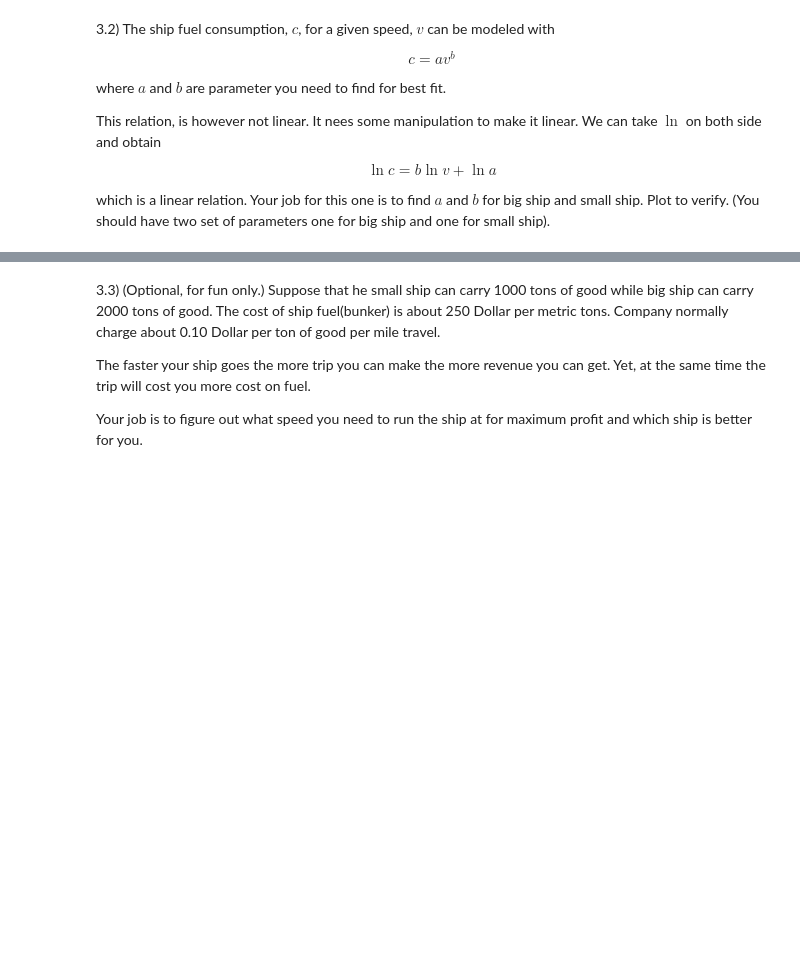
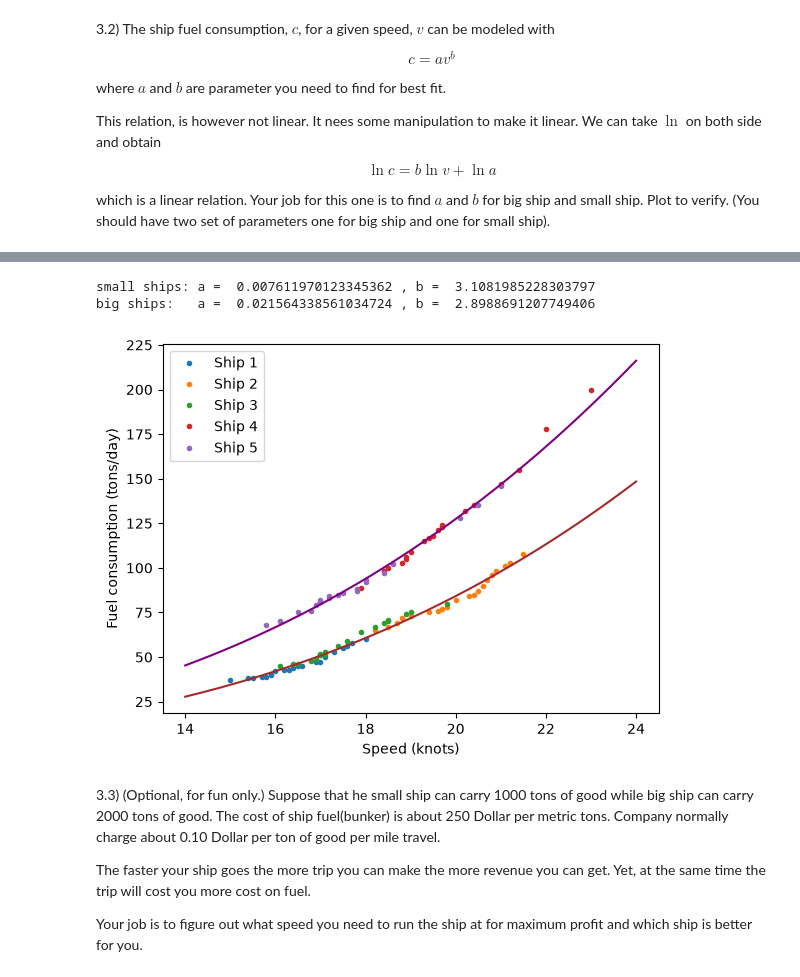
Before and after one commit to jiraroj-wir/iccs205-homework, a Jupyter notebook: hw4/Homework4.ipynb, the cells around one changed output, grey strips where cells are left out. Drawn from its saved outputs; the diff is of its cells as text; code cells hidden in the pictures; blank space fills up the shorter version.

```diff
--- a/hw4/Homework4.ipynb
+++ b/hw4/Homework4.ipynb
@@ -216,3 +318,56 @@ which is a linear relation. Your job for this one is to find $a$ and $b$ for big
+# %%
+# borrow the code from `best_line` function
+def best_fit(vs, cs):
+    xs = np.log(vs)
+    ys = np.log(cs)
+
+    def sx(nx):
+        return np.sum(xs**nx)
+
+    def sxy(nx):
+        return np.sum(xs**nx * ys)
+
+    A = np.array([[sx(2), sx(1)],
+                  [sx(1), sx(0)]])
+    B = np.array([sxy(1), sxy(0)])
+
+    b, ln_a = np.linalg.solve(A, B)
+    return np.exp(ln_a), b
+# %%
+small_ship = np.isin(shipno, [1, 2, 3])
+big_ship = np.isin(shipno, [4, 5])
+
+a_small, b_small = best_fit(speed[small_ship], fuel[small_ship])
+a_big, b_big = best_fit(speed[big_ship], fuel[big_ship])
+
+print(f"small ships: a = ", a_small, ", b = ", b_small)
+print(f"big ships:   a = ", a_big, ", b = ", b_big)
+
+#try to figure out what exactly is in the ship variable
+#see ship_speed_fuel.text for the meaning of each column
+shipno = ship[:, 0]
+speed = ship[:, 1]
+fuel = ship[:, 2]
+#plt.plot(speed, fuel,'.')
+
+for number in range(1, 6):
+    mask = shipno == number
+    plt.plot(speed[mask], fuel[mask], '.', label=f"Ship {number}")
+
+xs = np.linspace(14, 24, 1 << 7)
+plt.plot(xs, a_small * xs ** b_small, '-', color='brown')
+
+xs = np.linspace(14, 24, 1 << 7)
+plt.plot(xs, a_big * xs ** b_big, '-', color='purple')
+
+plt.xlabel("Speed (knots)")
+plt.ylabel("Fuel consumption (tons/day)")
+plt.legend()
+plt.show()
+# %% [output]
+small ships: a =  0.007611970123345362 , b =  3.1081985228303797
+big ships:   a =  0.021564338561034724 , b =  2.8988691207749406
+[figure, added]
 # %% [markdown]
 3.3) (Optional, for fun only.) Suppose that he small ship can carry 1000 tons of good while big ship can carry 2000 tons of good. The cost of ship fuel(bunker) is about 250 Dollar per metric tons. Company normally charge about 0.10 Dollar per ton of good per mile travel.
 
```
Also changed, not shown: parts of 6 cells of this notebook.
